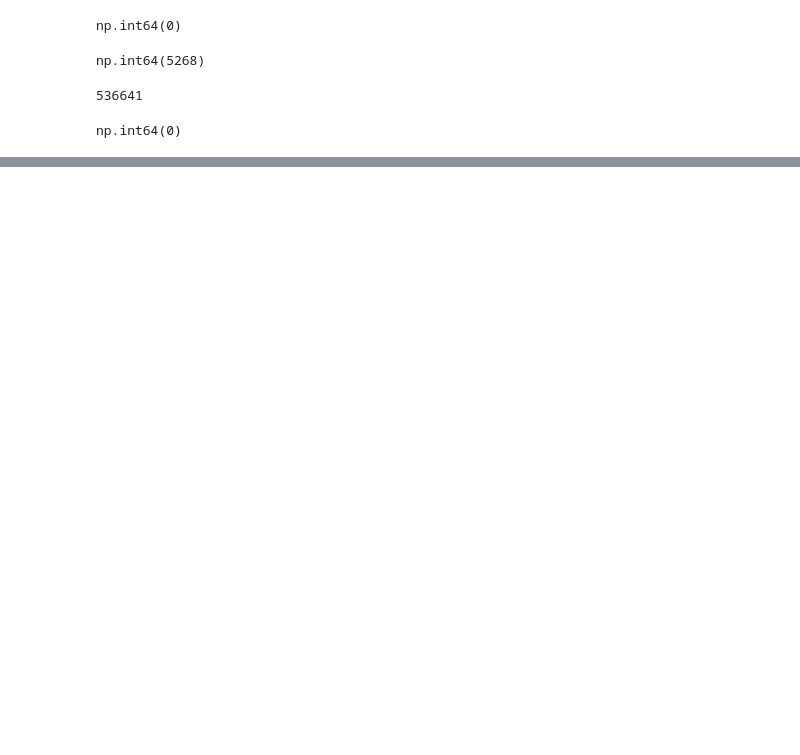
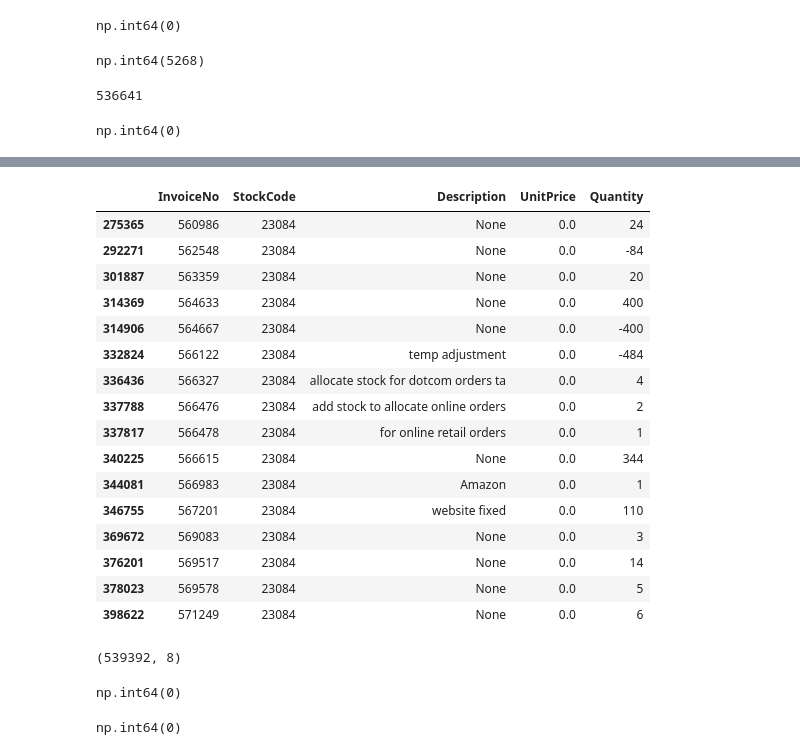
Before and after one commit to Namanj567/Online-retail-analytics, a Jupyter notebook: notebooks/etl_pipeline.ipynb, the cells around one changed output, grey strips where cells are left out. Cells and saved outputs as stored; diff of their text form; code cells hidden in the pictures; blank space fills up the shorter version.

```diff
--- a/notebooks/etl_pipeline.ipynb
+++ b/notebooks/etl_pipeline.ipynb
@@ -182,0 +222,24 @@ raw_df.head()
+# %%
+raw_df.loc[
+    (raw_df["StockCode"] == "23084") &
+    (raw_df["UnitPrice"] == 0),
+    ["InvoiceNo", "StockCode", "Description", "UnitPrice", "Quantity"]
+]
+# %% [output]
+|  | InvoiceNo | StockCode | Description | UnitPrice | Quantity |
+| 275365 | 560986 | 23084 | None | 0.0 | 24 |
+| 292271 | 562548 | 23084 | None | 0.0 | -84 |
+| 301887 | 563359 | 23084 | None | 0.0 | 20 |
+| 314369 | 564633 | 23084 | None | 0.0 | 400 |
+| 314906 | 564667 | 23084 | None | 0.0 | -400 |
+| 332824 | 566122 | 23084 | temp adjustment | 0.0 | -484 |
+| 336436 | 566327 | 23084 | allocate stock for dotcom orders ta | 0.0 | 4 |
+| 337788 | 566476 | 23084 | add stock to allocate online orders | 0.0 | 2 |
+| 337817 | 566478 | 23084 | for online retail orders | 0.0 | 1 |
+| 340225 | 566615 | 23084 | None | 0.0 | 344 |
+| 344081 | 566983 | 23084 | Amazon | 0.0 | 1 |
+| 346755 | 567201 | 23084 | website fixed | 0.0 | 110 |
+| 369672 | 569083 | 23084 | None | 0.0 | 3 |
+| 376201 | 569517 | 23084 | None | 0.0 | 14 |
+| 378023 | 569578 | 23084 | None | 0.0 | 5 |
+| 398622 | 571249 | 23084 | None | 0.0 | 6 |
@@ -182,0 +248,11 @@ raw_df.head()
+# %%
+print(raw_df.shape)
+
+(raw_df["UnitPrice"] <= 0).sum()
+# %% [output]
+(539392, 8)
+np.int64(0)
+# %%
+(raw_df["Quantity"] == 0).sum()
+# %% [output]
+np.int64(0)
```
Also changed, not shown: parts of 5 cells of this notebook.
